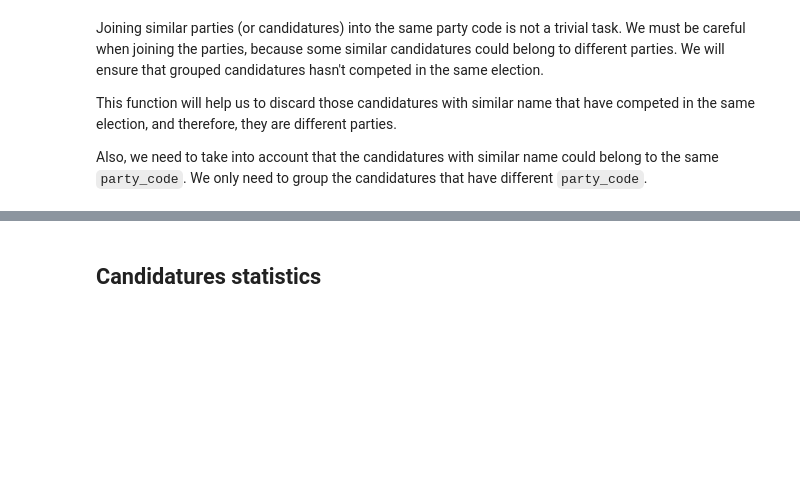
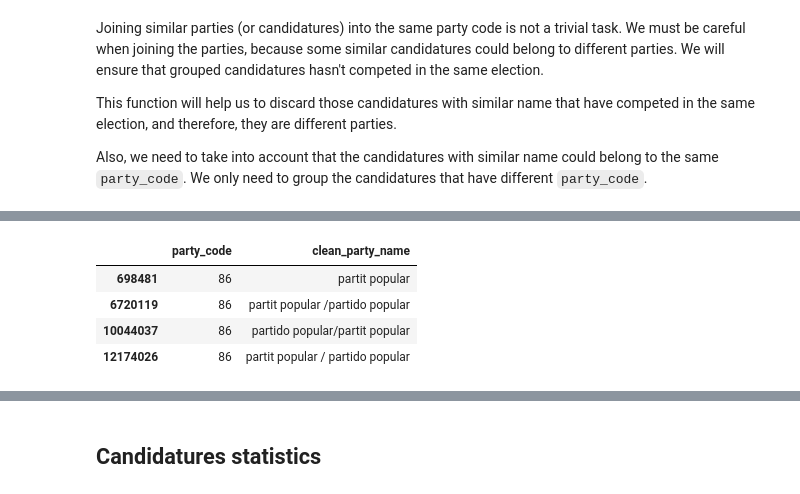
Before and after one commit to guillempla/catalan-elections-forecasting, a Jupyter notebook: src/study_data/study-clean-data.ipynb, the cells around one changed output, grey strips where cells are left out. Cells and saved outputs as stored; diff of their text form; code cells hidden in the pictures; blank space fills up the shorter version.

```diff
--- a/src/study_data/study-clean-data.ipynb
+++ b/src/study_data/study-clean-data.ipynb
@@ -429,0 +260,8 @@ array(['per un mon mes just', 'esquerra republicana de catalunya',
+# %%
+df[df["party_code"] == 86][["party_code", "clean_party_name"]].drop_duplicates()
+# %% [output]
+|  | party_code | clean_party_name |
+| 698481 | 86 | partit popular |
+| 6720119 | 86 | partit popular /partido popular |
+| 10044037 | 86 | partido popular/partit popular |
+| 12174026 | 86 | partit popular / partido popular |
```
Also changed, not shown: parts of 25 cells of this notebook.
